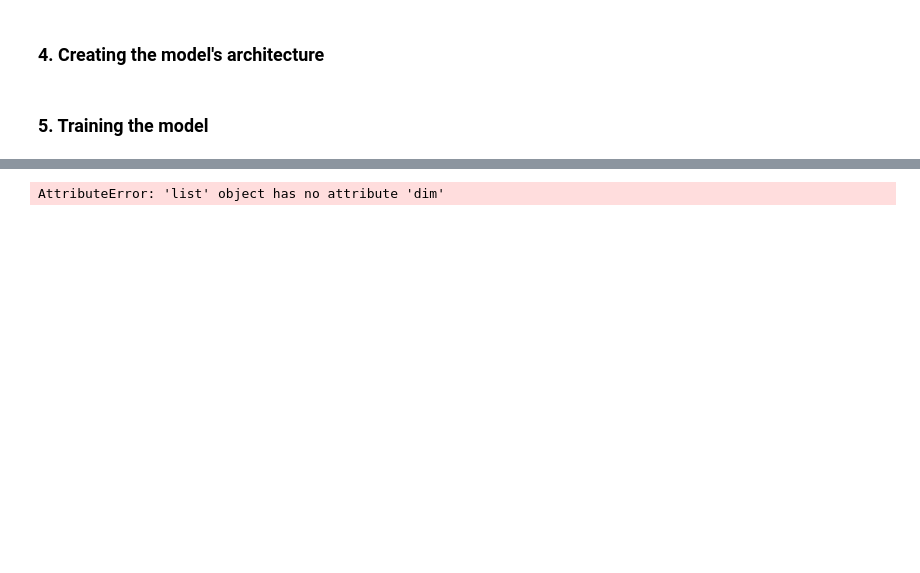
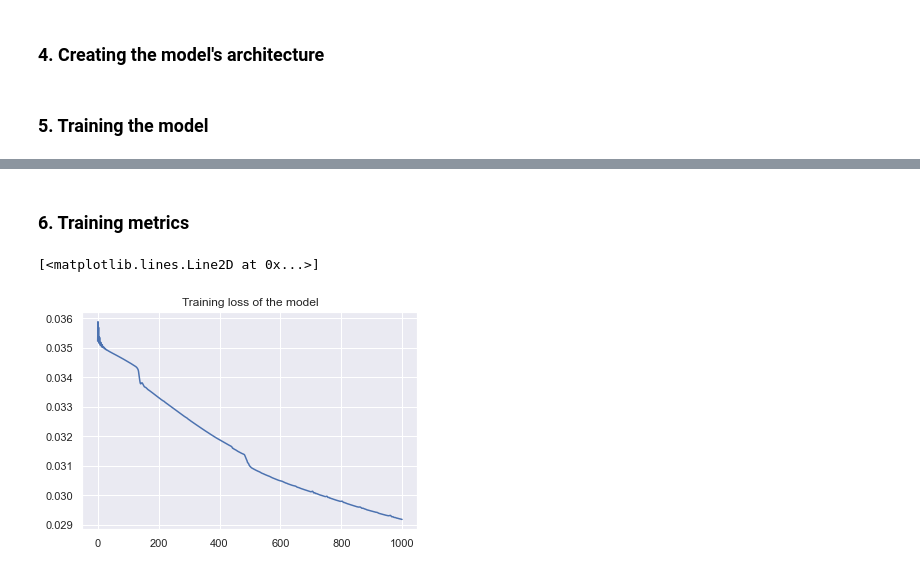
Before and after one commit to cocoalex00/Fashion-MNIST-Autoencoders, a Jupyter notebook: Simple_Autoencoder.ipynb, the cells around one changed output, grey strips where cells are left out. Cells and saved outputs as stored; diff of their text form; code cells hidden in the pictures; blank space fills up the shorter version.

```diff
--- a/Simple_Autoencoder.ipynb
+++ b/Simple_Autoencoder.ipynb
@@ -76,13 +92,13 @@ class AutoEncoder(nn.Module):
                             nn.ReLU(True),
                             nn.Linear(150,25),
                             nn.ReLU(True),
-                            nn.Linear(25,8),
+                            nn.Linear(25,15),
                             nn.ReLU(True),
                         )
 
         # The decoder part of the architecture
         self.decoder = nn.Sequential(
-                            nn.Linear(8,25),
+                            nn.Linear(15,25),
                             nn.ReLU(True),
                             nn.Linear(25,150),
                             nn.ReLU(True),
@@ -96,7 +112,6 @@ class AutoEncoder(nn.Module):
     def forward(self,x):
         x = self.encoder(x)
         x = self.decoder(x)
-
         return x
 # %% [markdown]
 ### 5. Training the model
@@ -105,0 +118,6 @@ model =  AutoEncoder()
+# %%
+# Instantiate the architecture (The .to(device) instruction moves the model object to the memory of the device being used)
+model =  AutoEncoder().to(device)
+
+# Printing the model's architecture
+print(model)
@@ -110,19 +146,29 @@ optimizer = optim.Adam(model.parameters(), lr=0.0001)
 # %%
-#Training loop
-nEpochs = 100
 
-Losses = []
-for epoch in tqdm(range(nEpochs)):
+
+nEpochs = 1000  # Number of epochs
+
+Losses = []  # Array that keeps track of the model's loss over the epochs
+
+# Training loop
+for epoch in (t := trange(nEpochs)):
 
     # Zero the gradients of the optimizer
-    optimizer.zero_grad()#
+    optimizer.zero_grad()
 
+    # Forward pass
     outputs = model(Train)
+
+    # Calculate loss
     loss = loss_function(outputs,Train)
+
+    # Backward pass
     loss.backward()
 
+    # Optimizer step
     optimizer.step()
 
+    # Appending the loss of the current epoch to the Losses array
     Losses.append(loss.item())
+
+    t.set_description("Loss = " + str(loss.item()))
-# %% [output]
-AttributeError: 'list' object has no attribute 'dim'
@@ -130,0 +175,9 @@ AttributeError: 'list' object has no attribute 'dim'
+# %% [markdown]
+### 6. Training metrics
+# %%
+# Plotting the Training loss
+plt.title("Training loss of the model")
+plt.plot(Losses)
+# %% [output]
+[<matplotlib.lines.Line2D at 0x...>]
+[figure, added]
```
Also changed, not shown: parts of 15 cells of this notebook.
